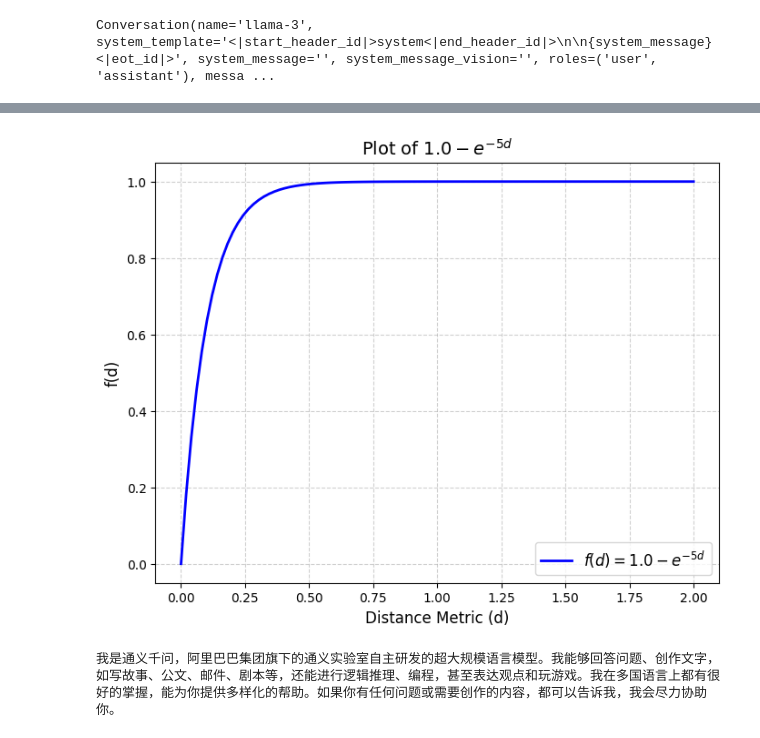
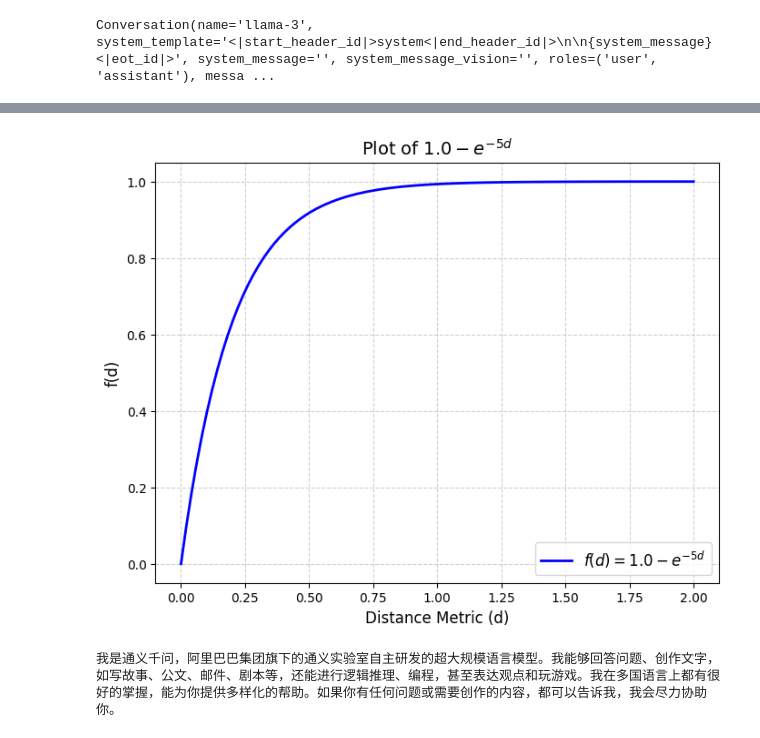
Before and after one commit to lddis666/SecDecoding, a Jupyter notebook: test0423.ipynb, the cells around one changed output, grey strips where cells are left out. Cells and saved outputs as stored; diff of their text form; code cells hidden in the pictures.

```diff
--- a/test0423.ipynb
+++ b/test0423.ipynb
@@ -320,26 +329,26 @@ Original Model
 # %%
 import torch
 import matplotlib.pyplot as plt
 
 # 定义函数
 def f(d):
-    return 1.0 - torch.exp(-10 * d)
+    return 1.0 - torch.exp(-5 * d)
 
 # 生成输入数据
 d = torch.linspace(0, 2, 100)
 output = f(d)
 
 # 绘图
 plt.figure(figsize=(8, 6))
 plt.plot(d.numpy(), output.numpy(), label=r'$f(d) = 1.0 - e^{-5d}$', color='blue', linewidth=2)
 plt.xlabel('Distance Metric (d)', fontsize=12)
 plt.ylabel('f(d)', fontsize=12)
 plt.title('Plot of $1.0 - e^{-5d}$', fontsize=14)
 plt.grid(True, linestyle='--', alpha=0.6)
 plt.legend(fontsize=12)
 plt.show()
 # %% [output]
-[figure, old version]
+[figure, new version]
 # %%
 import os
 from openai import OpenAI
```
Also changed, not shown: parts of 7 cells of this notebook, 17 other files.
